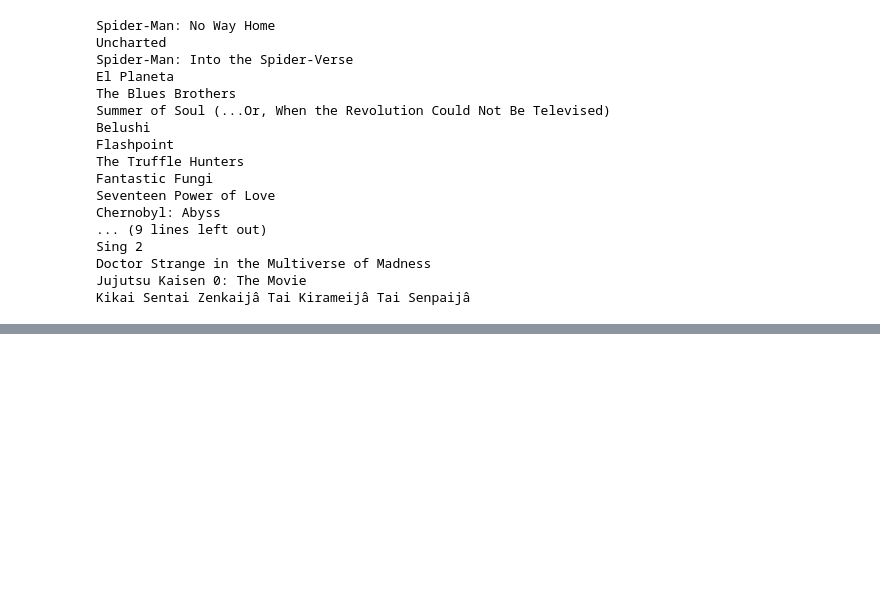
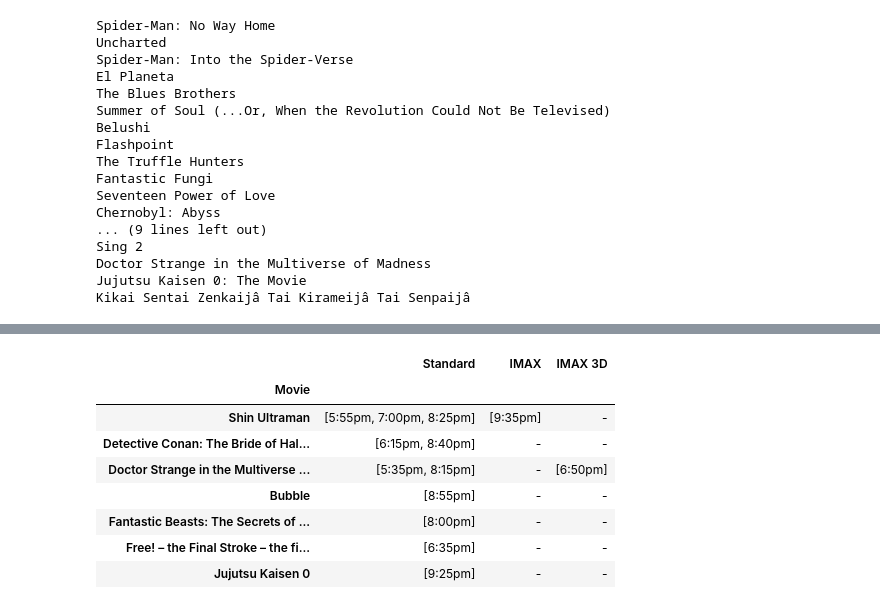
Before and after one commit to bendthompson/cinema-times, a Jupyter notebook: notebooks/main.ipynb, the cells around one changed output, grey strips where cells are left out. Cells and saved outputs as stored; diff of their text form; code cells hidden in the pictures; blank space fills up the shorter version.

Commit message:
urawa streamlit working

```diff
--- a/notebooks/main.ipynb
+++ b/notebooks/main.ipynb
@@ -689,3 +689,5 @@ Sing 2
 Doctor Strange in the Multiverse of Madness
 Jujutsu Kaisen 0: The Movie
 Kikai Sentai Zenkaijâ Tai Kirameijâ Tai Senpaijâ
+# %%
+showtimes = google.search('united cinemas urawa')
@@ -691,0 +716,14 @@ Kikai Sentai Zenkaijâ Tai Kirameijâ Tai Senpaijâ
+# %%
+urawa_dfs = google.eng_daily_df_list(showtimes)
+# %%
+urawa_dfs[0]
+# %% [output]
+|  | Standard | IMAX | IMAX 3D |
+| Movie |  |  |  |
+| Shin Ultraman | [5:55pm, 7:00pm, 8:25pm] | [9:35pm] | - |
+| Detective Conan: The Bride of Hal... | [6:15pm, 8:40pm] | - | - |
+| Doctor Strange in the Multiverse ... | [5:35pm, 8:15pm] | - | [6:50pm] |
+| Bubble | [8:55pm] | - | - |
+| Fantastic Beasts: The Secrets of ... | [8:00pm] | - | - |
+| Free! – the Final Stroke – the fi... | [6:35pm] | - | - |
+| Jujutsu Kaisen 0 | [9:25pm] | - | - |
```
Also changed, not shown: parts of 6 cells of this notebook, 4 other files.
